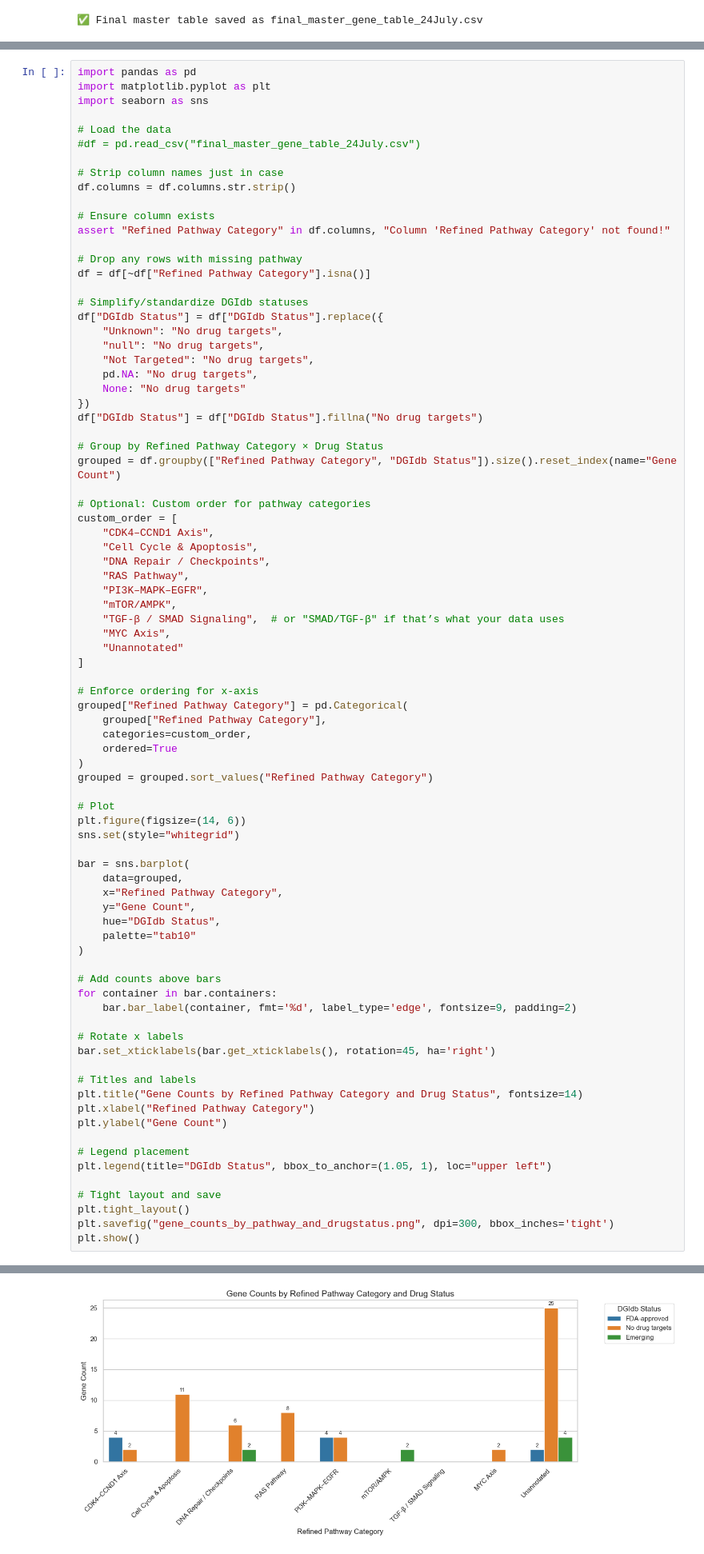
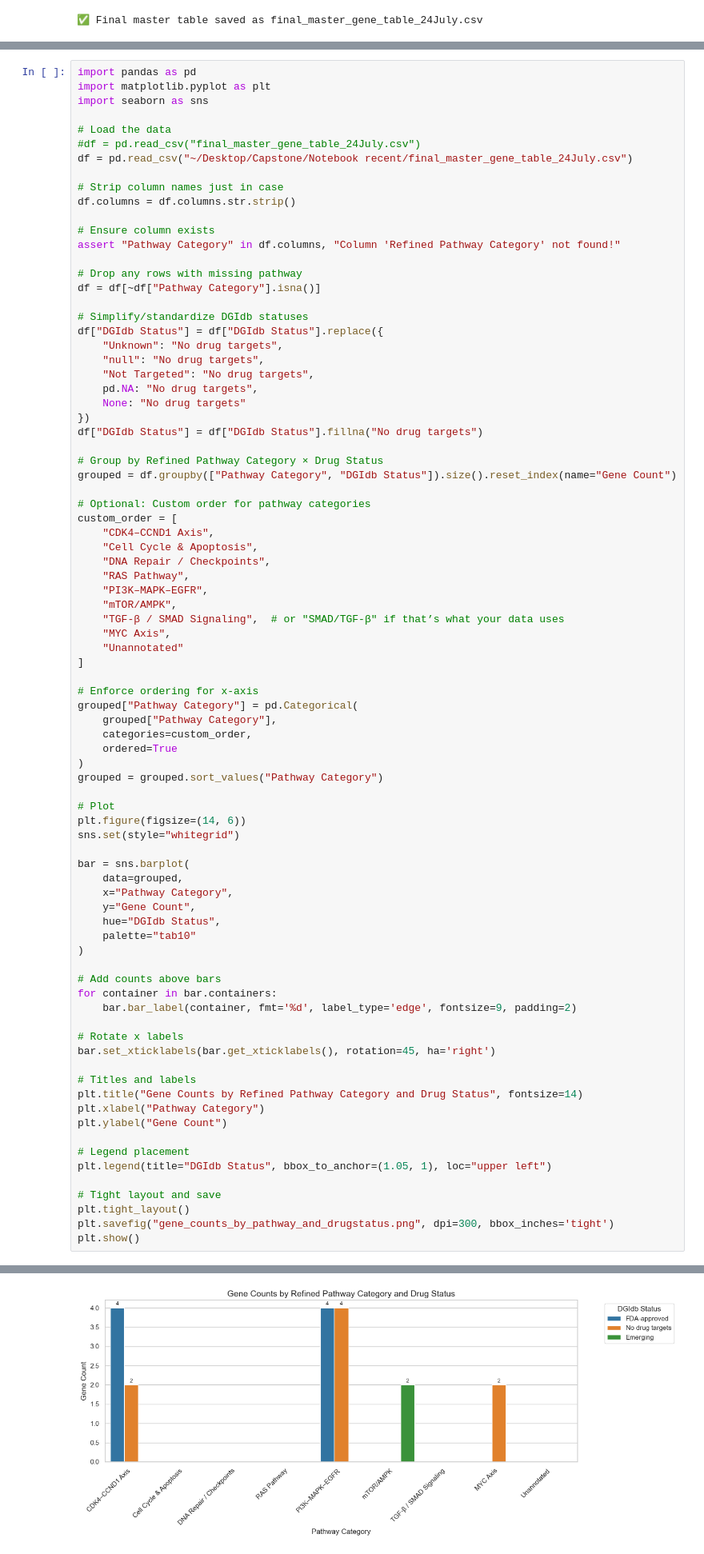
Before and after one commit to oliverraj/interpretable-machine-learning-oncology, a Jupyter notebook: notebooks/09_combined_DE_final_24July.ipynb, the cells around one changed output, grey strips where cells are left out. Shown at 80% size. Drawn from its saved outputs; the diff is of its cells as text.

```diff
--- a/notebooks/09_combined_DE_final_24July.ipynb
+++ b/notebooks/09_combined_DE_final_24July.ipynb
@@ -416,15 +422,16 @@ import seaborn as sns
 
 # Load the data
 #df = pd.read_csv("final_master_gene_table_24July.csv")
+df = pd.read_csv("~/Desktop/Capstone/Notebook recent/final_master_gene_table_24July.csv")
 
 # Strip column names just in case
 df.columns = df.columns.str.strip()
 
 # Ensure column exists
-assert "Refined Pathway Category" in df.columns, "Column 'Refined Pathway Category' not found!"
+assert "Pathway Category" in df.columns, "Column 'Refined Pathway Category' not found!"
 
 # Drop any rows with missing pathway
-df = df[~df["Refined Pathway Category"].isna()]
+df = df[~df["Pathway Category"].isna()]
 
 # Simplify/standardize DGIdb statuses
 df["DGIdb Status"] = df["DGIdb Status"].replace({
@@ -437,7 +444,7 @@ df["DGIdb Status"] = df["DGIdb Status"].replace({
 df["DGIdb Status"] = df["DGIdb Status"].fillna("No drug targets")
 
 # Group by Refined Pathway Category × Drug Status
-grouped = df.groupby(["Refined Pathway Category", "DGIdb Status"]).size().reset_index(name="Gene Count")
+grouped = df.groupby(["Pathway Category", "DGIdb Status"]).size().reset_index(name="Gene Count")
 
 # Optional: Custom order for pathway categories
 custom_order = [
@@ -453,12 +460,12 @@ custom_order = [
 ]
 
 # Enforce ordering for x-axis
-grouped["Refined Pathway Category"] = pd.Categorical(
-    grouped["Refined Pathway Category"],
+grouped["Pathway Category"] = pd.Categorical(
+    grouped["Pathway Category"],
     categories=custom_order,
     ordered=True
 )
-grouped = grouped.sort_values("Refined Pathway Category")
+grouped = grouped.sort_values("Pathway Category")
 
 # Plot
 plt.figure(figsize=(14, 6))
@@ -466,7 +473,7 @@ sns.set(style="whitegrid")
 
 bar = sns.barplot(
     data=grouped,
-    x="Refined Pathway Category",
+    x="Pathway Category",
     y="Gene Count",
     hue="DGIdb Status",
     palette="tab10"
@@ -481,7 +488,7 @@ bar.set_xticklabels(bar.get_xticklabels(), rotation=45, ha='right')
 
 # Titles and labels
 plt.title("Gene Counts by Refined Pathway Category and Drug Status", fontsize=14)
-plt.xlabel("Refined Pathway Category")
+plt.xlabel("Pathway Category")
 plt.ylabel("Gene Count")
 
 # Legend placement
@@ -495,4 +503,4 @@ plt.show()
-[figure, old version]
+[figure, new version]
 # %%
 df.head(5)
 # %% [output]
```
Also changed, not shown: parts of 19 cells of this notebook.
